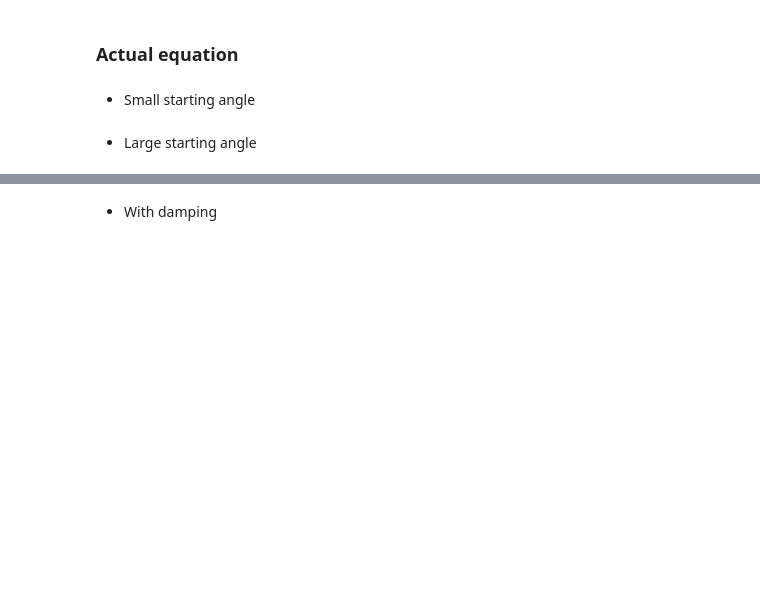
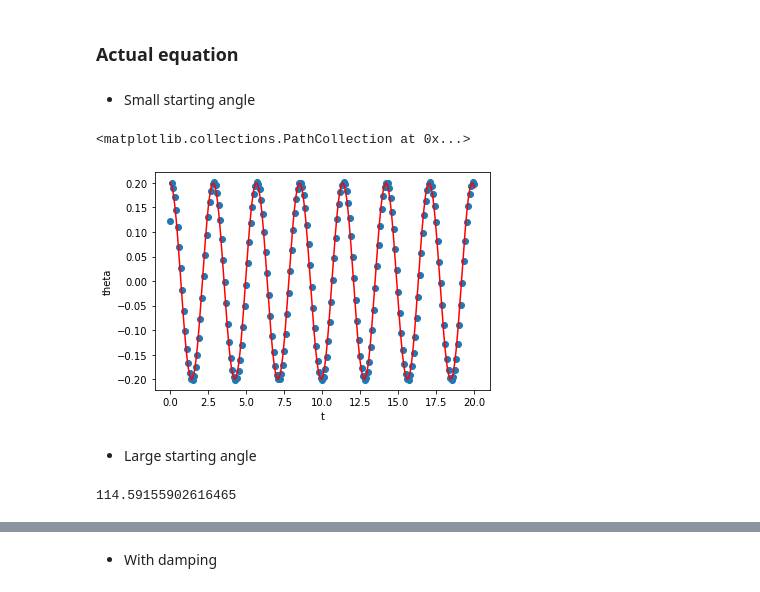
Before and after one commit to Xavier-ML/Computational-Physics-with-Python, a Jupyter notebook: 06_Differential_equations_template.ipynb, the cells around one changed output, grey strips where cells are left out. Drawn from its saved outputs; the diff is of its cells as text; code cells hidden in the pictures; blank space fills up the shorter version.

```diff
--- a/06_Differential_equations_template.ipynb
+++ b/06_Differential_equations_template.ipynb
@@ -252,5 +328,38 @@ For small angles \\( \theta\ll 1 \\) and without damping b = 0, we have
 ### Actual equation
 # %% [markdown]
 - Small starting angle
+# %%
+# Pendulum geometry
+length = 2
+c = 9.81/length
+
+# Damping
+b = 0
+
+def f_ODE(t,theta0,theta1):
+    return -b*theta1 - c*np.sin(theta0)
+
+t0 = 0
+theta00 = 0.2
+theta10 = 0
+nmax = 200
+h = 0.1
+
+solution = eulerODE2(f_ODE,t0,theta00,theta10,nmax,h)
+# %%
+test_t = np.linspace(0, nmax*h, nmax)
+test_theta = theta00*np.cos(np.sqrt(9.81/length)*test_t)
+plt.plot(test_t, test_theta, "red")
+
+plt.xlabel("t")
+plt.ylabel("theta")
+plt.scatter(solution[0], solution[1])
+# %% [output]
+<matplotlib.collections.PathCollection at 0x...>
+[figure, added]
 # %% [markdown]
 - Large starting angle
+# %%
+2.0/np.pi *180
+# %% [output]
+114.59155902616465
```
Also changed, not shown: parts of 32 cells of this notebook.
